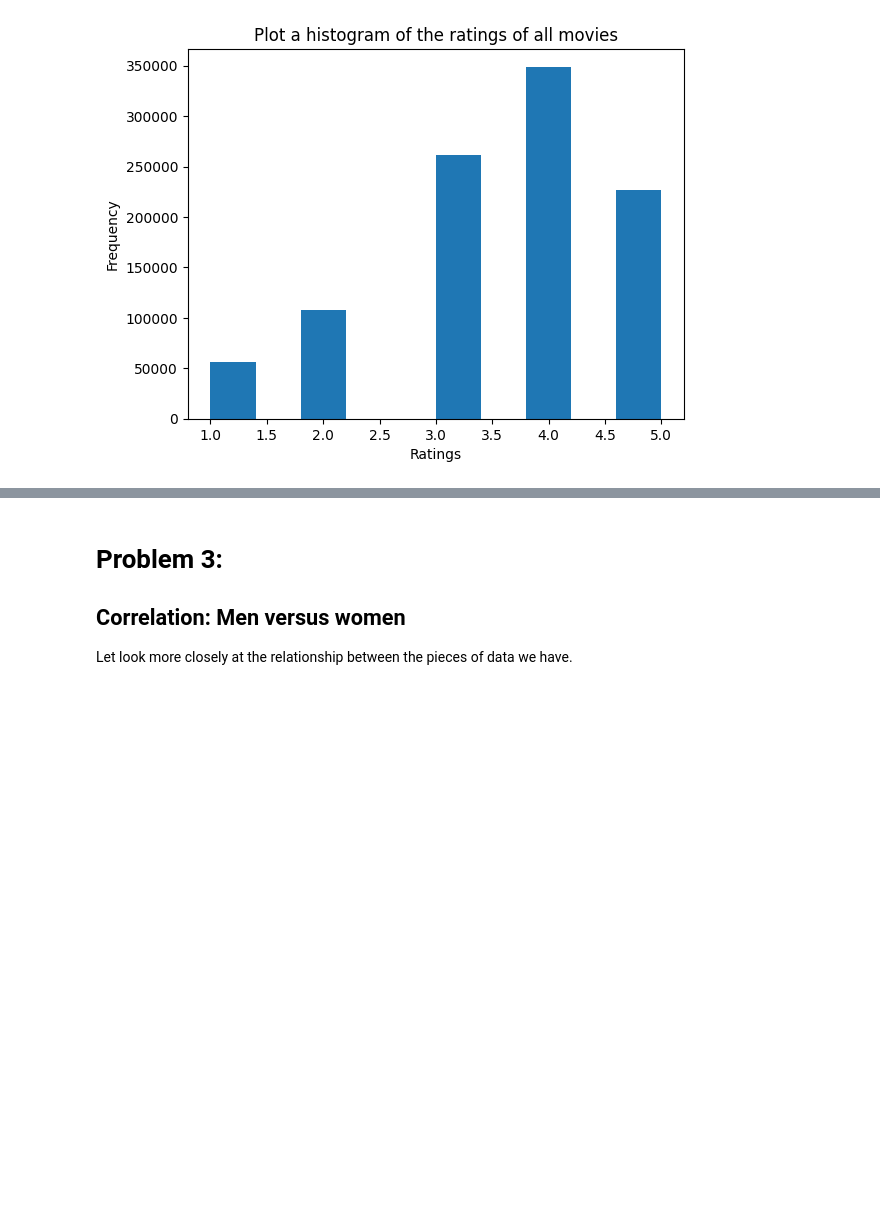
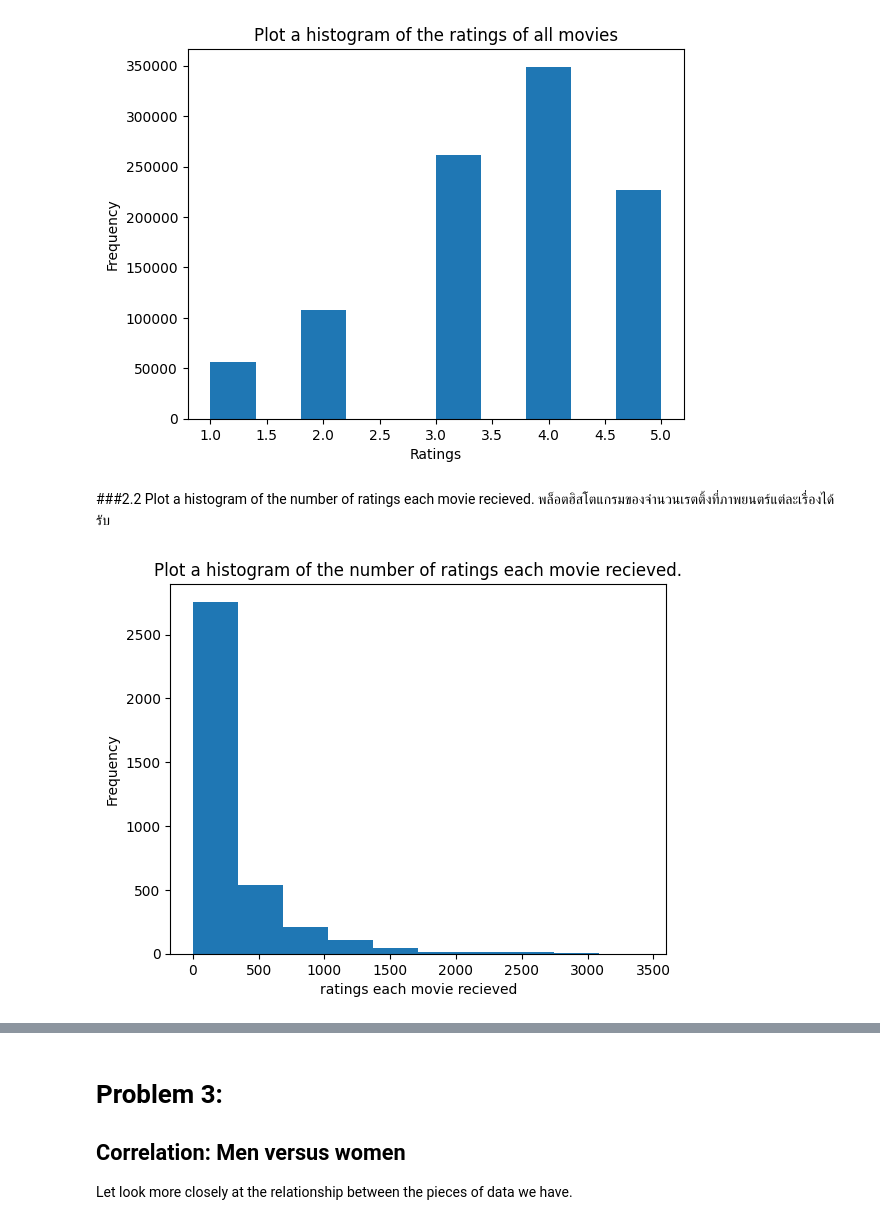
Before and after one commit to ananyapoonsawat/Python_dataviz2023, a Jupyter notebook: Project2_66.ipynb, the cells around one changed output, grey strips where cells are left out. Saved outputs shown, nothing was run; the diff lists cells and outputs as text; code cells hidden in the pictures; blank space fills up the shorter version.

```diff
--- a/Project2_66.ipynb
+++ b/Project2_66.ipynb
@@ -327,11 +358,15 @@ plt.show()
 # %% [output]
 [figure]
+# %% [markdown]
+###2.2
+Plot a histogram of the number of ratings each movie recieved. พล็อตฮิสโตแกรมของจำนวนเรตติ้งที่ภาพยนตร์แต่ละเรื่องได้รับ
 # %%
-#2Plot a histogram of the number of ratings each movie recieved.
-df_hist = df_use[['Title','Rating']]
-df_use_hist = df_hist.groupby('Title').count().sort_values(by='Rating',ascending = False)
-plt.hist(df_use_hist)
+df_HIS2 = df1[['Title','Rating']]
+df_HIS20 = df_HIS2.groupby('Title').count().sort_values(by='Rating',ascending = False)
+plt.hist(df_HIS20)
 plt.title('Plot a histogram of the number of ratings each movie recieved.')
 plt.xlabel('ratings each movie recieved')
 plt.ylabel('Frequency')
 plt.show()
+# %% [output]
+[figure, added]
```
Also changed, not shown: parts of 81 cells of this notebook.
